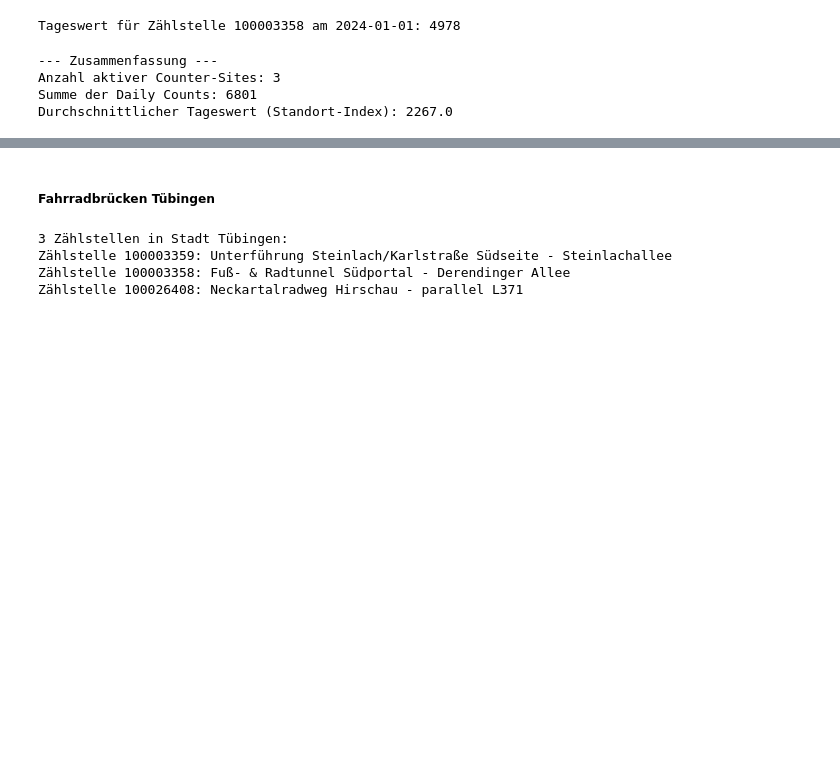
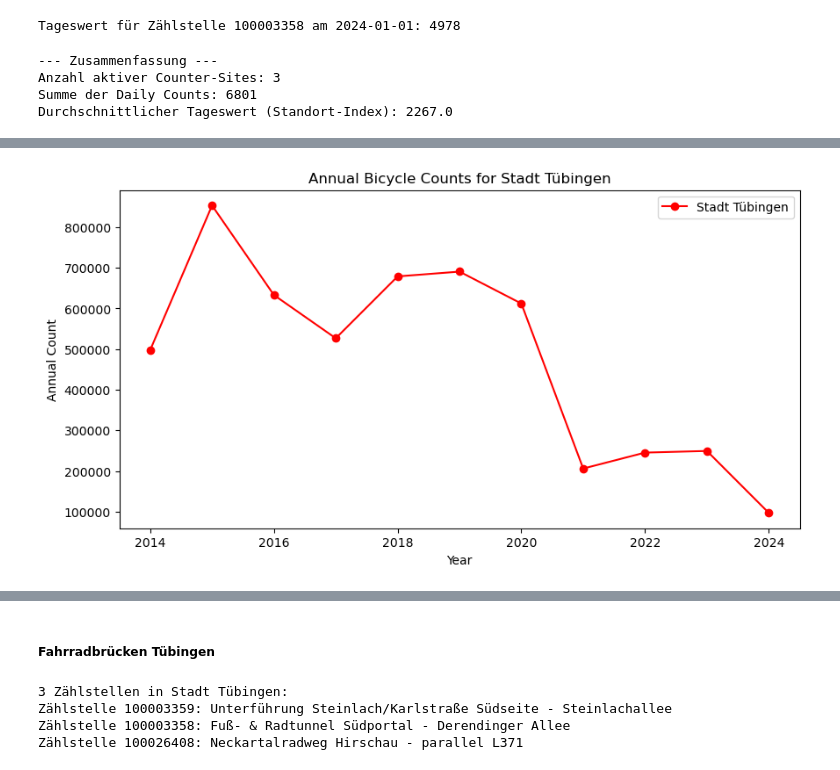
Before and after one commit to skessler01/data_literacy, a Jupyter notebook: notebooks/cycling_promotion.ipynb, the cells around one changed output, grey strips where cells are left out. Drawn from its saved outputs; the diff is of its cells as text; code cells hidden in the pictures; blank space fills up the shorter version.

```diff
--- a/notebooks/cycling_promotion.ipynb
+++ b/notebooks/cycling_promotion.ipynb
@@ -108,0 +227,13 @@ Durchschnittlicher Tageswert (Standort-Index): 2267.0
+# %%
+# Plotte nur Tübingen
+plt.figure(figsize=(10, 5))
+city = "Stadt Tübingen"
+city_data = annual_counts_df[annual_counts_df['standort'] == city]
+plt.plot(city_data['year'], city_data['annual_count'], marker='o', label=city, color='red')
+plt.xlabel('Year')
+plt.ylabel('Annual Count')
+plt.title(f'Annual Bicycle Counts for {city}')
+plt.legend()
+plt.show()
+# %% [output]
+[figure, added]
```
Also changed, not shown: parts of 9 cells of this notebook, 1 other file.
